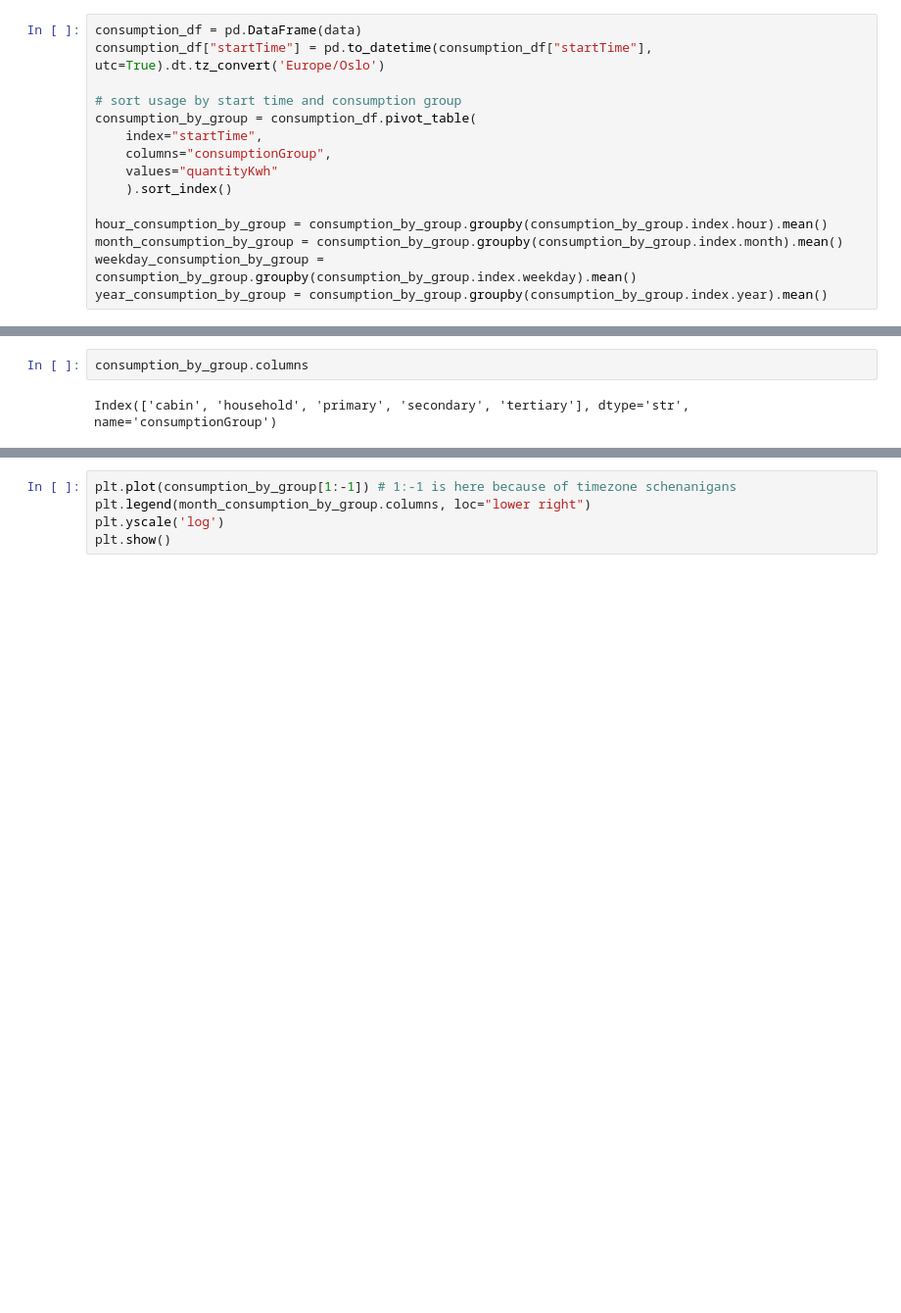
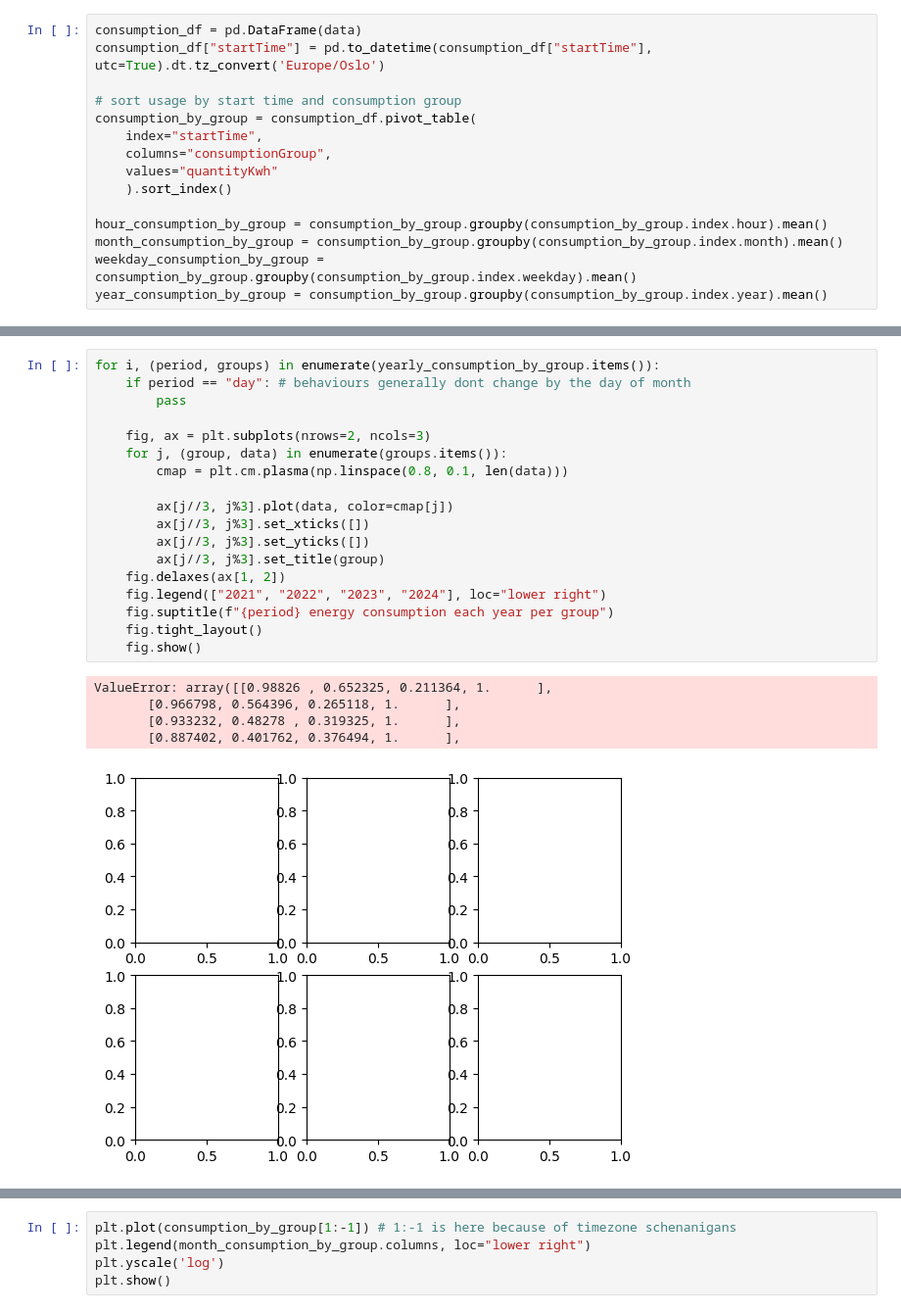
Before and after one commit to tobbensol/eviny-case, a Jupyter notebook: notebooks/Question1.ipynb, the cells around one changed output, grey strips where cells are left out. Shown at 98% size. Drawn from its saved outputs; the diff is of its cells as text; blank space fills up the shorter version.

```diff
--- a/notebooks/Question1.ipynb
+++ b/notebooks/Question1.ipynb
@@ -112,5 +106,25 @@ plt.plot(yearly_consumption_by_group["tertiary"]["month"])
 # %%
-consumption_by_group.columns
+for i, (period, groups) in enumerate(yearly_consumption_by_group.items()):
+    if period == "day": # behaviours generally dont change by the day of month
+        pass
+
+    fig, ax = plt.subplots(nrows=2, ncols=3)
+    for j, (group, data) in enumerate(groups.items()):
+        cmap = plt.cm.plasma(np.linspace(0.8, 0.1, len(data)))
+
+        ax[j//3, j%3].plot(data, color=cmap[j])
+        ax[j//3, j%3].set_xticks([])
+        ax[j//3, j%3].set_yticks([])
+        ax[j//3, j%3].set_title(group)
+    fig.delaxes(ax[1, 2])
+    fig.legend(["2021", "2022", "2023", "2024"], loc="lower right")
+    fig.suptitle(f"{period} energy consumption each year per group")
+    fig.tight_layout()
+    fig.show()
 # %% [output]
-Index(['cabin', 'household', 'primary', 'secondary', 'tertiary'], dtype='str', name='consumptionGroup')
+ValueError: array([[0.98826 , 0.652325, 0.211364, 1.      ],
+       [0.966798, 0.564396, 0.265118, 1.      ],
+       [0.933232, 0.48278 , 0.319325, 1.      ],
+       [0.887402, 0.401762, 0.376494, 1.      ],
+[figure, added]
 # %%
```
Also changed, not shown: parts of 2 cells of this notebook.
